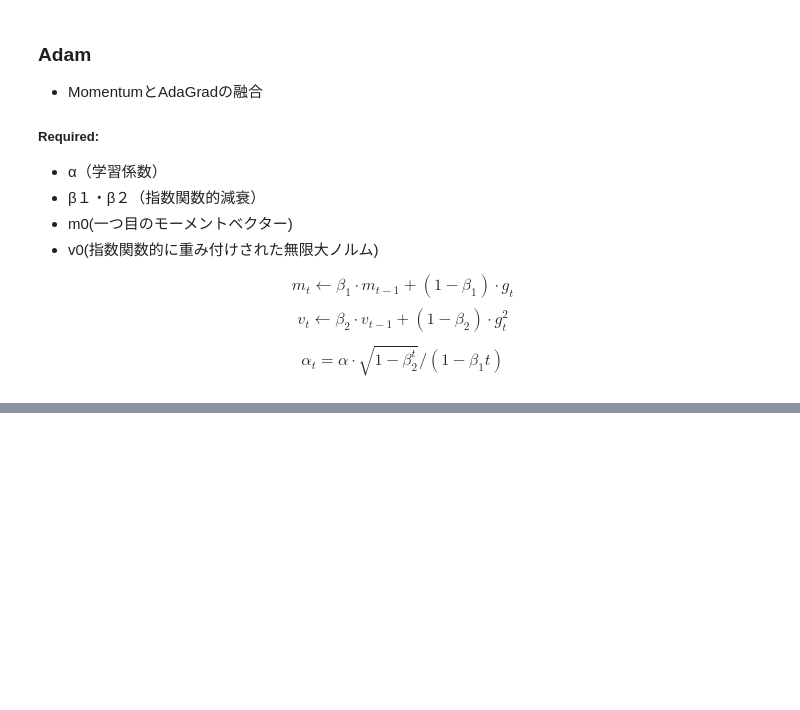
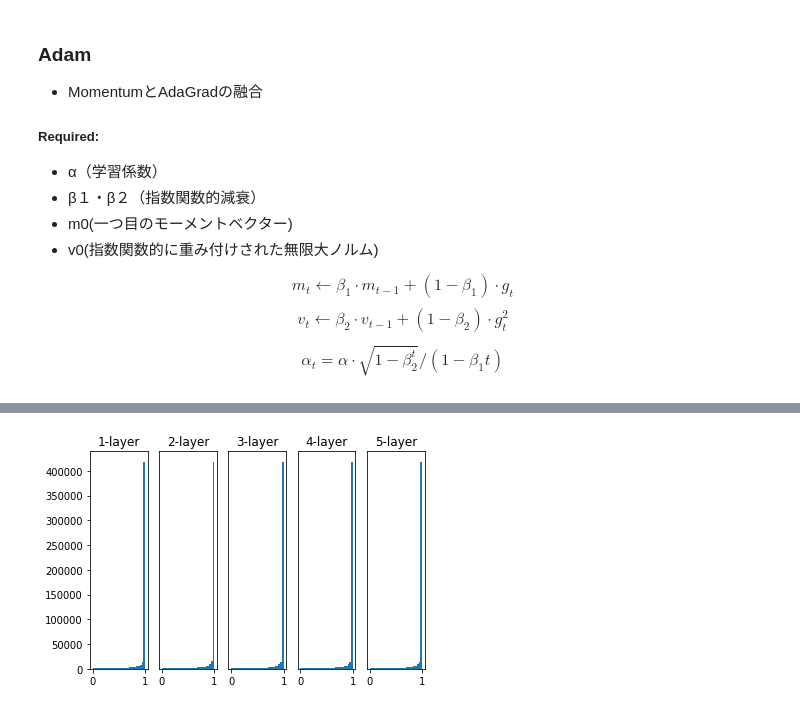
Before and after one commit to ju-ki/DeepLearning_from_scratch, a Jupyter notebook: technique_for_learning.ipynb, the cells around one changed output, grey strips where cells are left out. Saved outputs shown, nothing was run; the diff lists cells and outputs as text; code cells hidden in the pictures; blank space fills up the shorter version.

```diff
--- a/technique_for_learning.ipynb
+++ b/technique_for_learning.ipynb
@@ -180,0 +185,30 @@ plt.show()
+# %%
+def sigmoid(x):
+    return 1 / (1 + np.exp(-x))
+def ReLU(x):
+    return np.maximum(0, x)
+def tanh(x):
+    return np.tanh(x)
+x = np.random.randn(10000, 100)
+node_num = 100
+hidden_layer_size = 5
+activations = {}
+# %%
+for i in range(hidden_layer_size):
+    if i != 0:
+        x = activations[i - 1]
+    w = np.random.randn(node_num, node_num)   * 1
+    z = np.dot(x, w)
+    a = tanh(z)
+    activations[i] = a
+# %%
+for i, a in activations.items():
+    plt.subplot(1, len(activations), i+1)
+    plt.title(str(i+1) + "-layer")
+    if i != 0: plt.yticks([], [])
+    # plt.xlim(0.1, 1)
+    # plt.ylim(0, 7000)
+    plt.hist(a.flatten(), 30, range=(0,1))
+plt.show()
+# %% [output]
+[figure, added]
```
Also changed, not shown: parts of 18 cells of this notebook, 1 other file.
